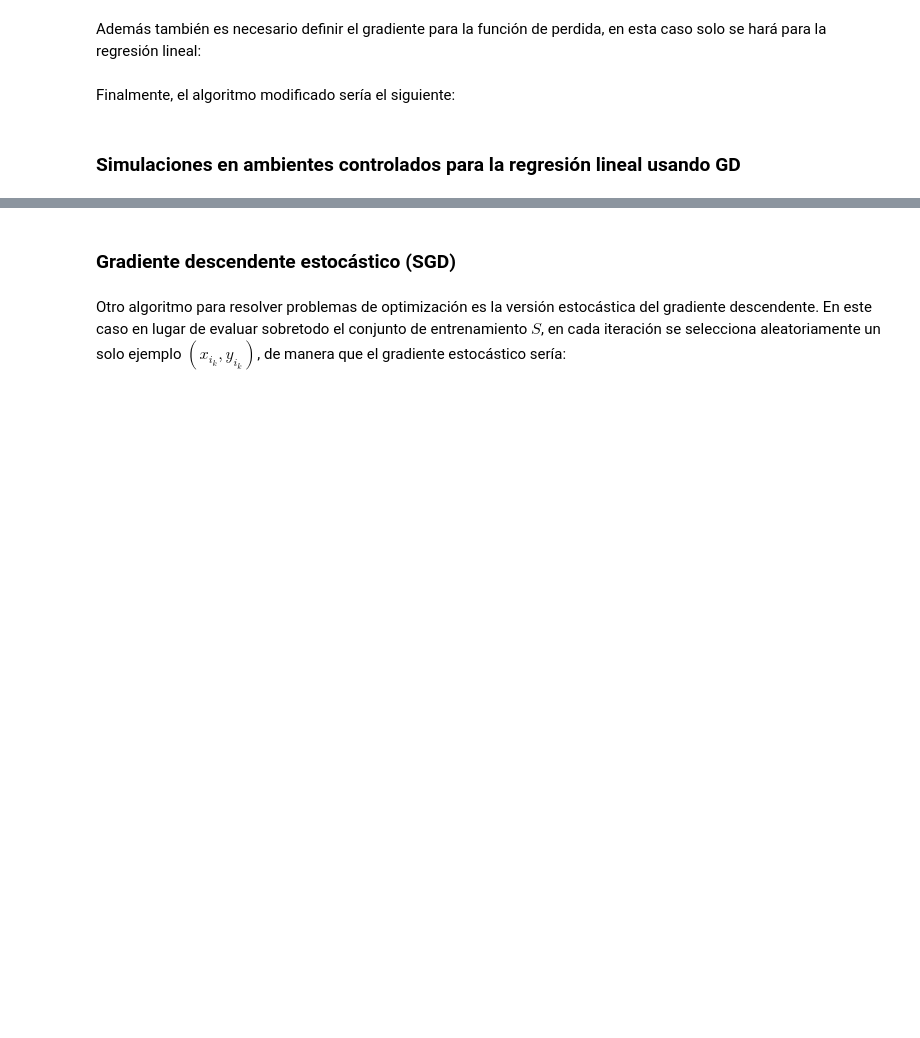
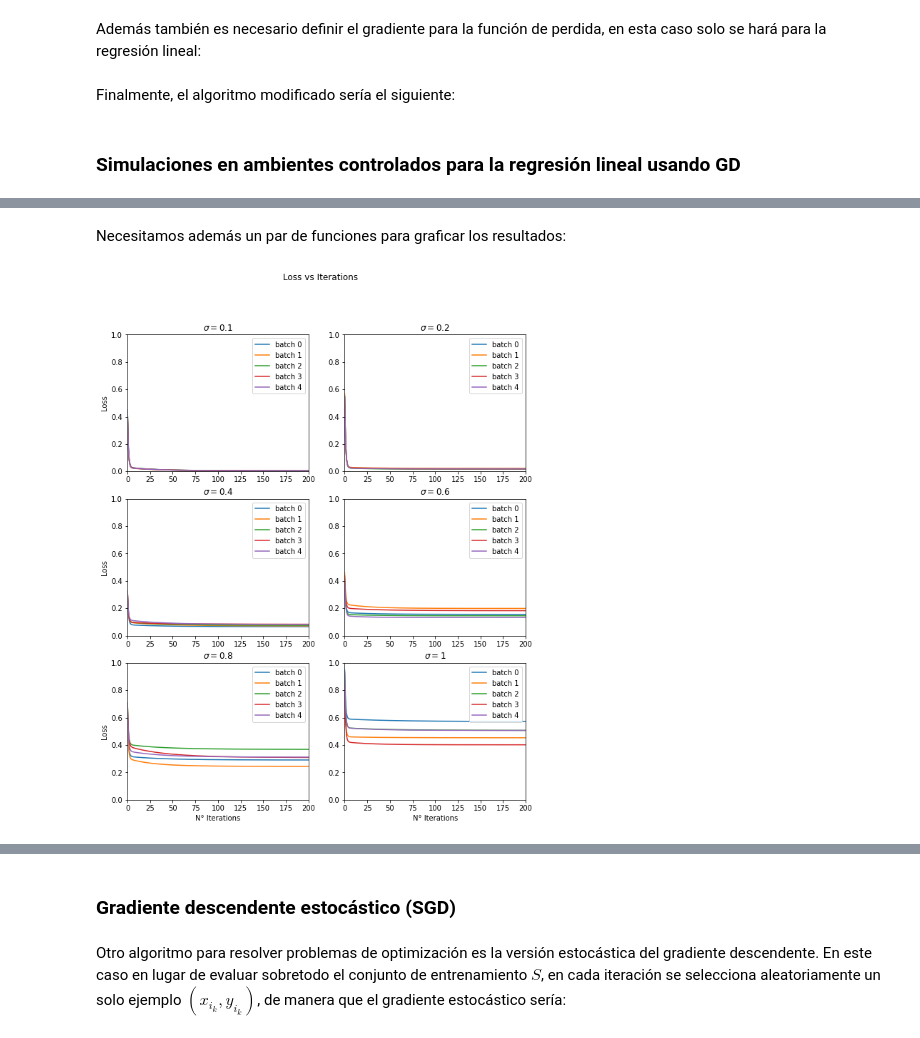
Before and after one commit to alejandrosanchezy/nerve, a Jupyter notebook: Gradiente descendente part 2/ElGradienteDescendente.ipynb, the cells around one changed output, grey strips where cells are left out. Cells and saved outputs as stored; diff of their text form; code cells hidden in the pictures; blank space fills up the shorter version.

Commit message:
feat: simulator was added

```diff
--- a/Gradiente descendente part 2/ElGradienteDescendente.ipynb
+++ b/Gradiente descendente part 2/ElGradienteDescendente.ipynb
@@ -306,8 +306,6 @@ import timeit
 
 def gd(predictor, X, Y, t, alpha, gradient, loss=None, xi=None):
 
-    print('Ejecutanto gd ...')
-    start = timeit.timeit()
     theta = predictor.theta
     iterations = 0
 
@@ -320,8 +318,8 @@ def gd(predictor, X, Y, t, alpha, gradient, loss=None, xi=None):
         sample = tuple([X, Y])
 
     while iterations <= t:
-
-        theta = theta - alpha * gradient(theta, X, Y)
+        gradient_ = gradient(theta, X, Y)
+        theta = theta - alpha * gradient_
         predictor.theta = theta
 
         if loss is not None:
@@ -333,8 +331,9 @@ def gd(predictor, X, Y, t, alpha, gradient, loss=None, xi=None):
             deltas_thetas = np.hstack((deltas_thetas, arg))
 
         iterations += 1
-    end = timeit.timeit()
-    delta_time = end - start
-    return predictor, errors, delta_theta, deltas_thetas, delta_time
+        if np.linalg.norm(gradient_) < 0.1:
+            break
+
+    return predictor, errors, delta_theta, deltas_thetas
 # %% [markdown]
 ### Simulaciones en ambientes controlados para la regresión lineal usando GD
@@ -342,0 +380,2 @@ Para analizar el comportamiento del GD, vamos a considerar cinco conjuntos de da
+# %% [markdown]
+Necesitamos además un par de funciones para graficar los resultados:
@@ -342,0 +428,28 @@ Para analizar el comportamiento del GD, vamos a considerar cinco conjuntos de da
+# %%
+parameters = dict(
+        t=200,
+        alpha=0.001,
+        gradient=gradient,
+        loss=loss
+)
+
+sigmas = [0.1, 0.2, 0.4, 0.6, 0.8, 1]
+# %%
+errors = list()
+deltas = list()
+deltas_theta = list()
+rmses = list()
+times = list()
+
+for sigma in sigmas:
+
+    error, delta, delta_theta, rmse, time = simulator(m=4, k=200, r=5, sigma=sigma, gradient_method=gd, parameters=parameters)
+    errors.append(error)
+    deltas.append(delta)
+    deltas_theta.append(delta_theta)
+    rmses.append(rmse)
+    times.append(time)
+# %%
+plot_errors(errors, sigmas)
+# %% [output]
+[figure, added]
```
Also changed, not shown: parts of 21 cells of this notebook.
